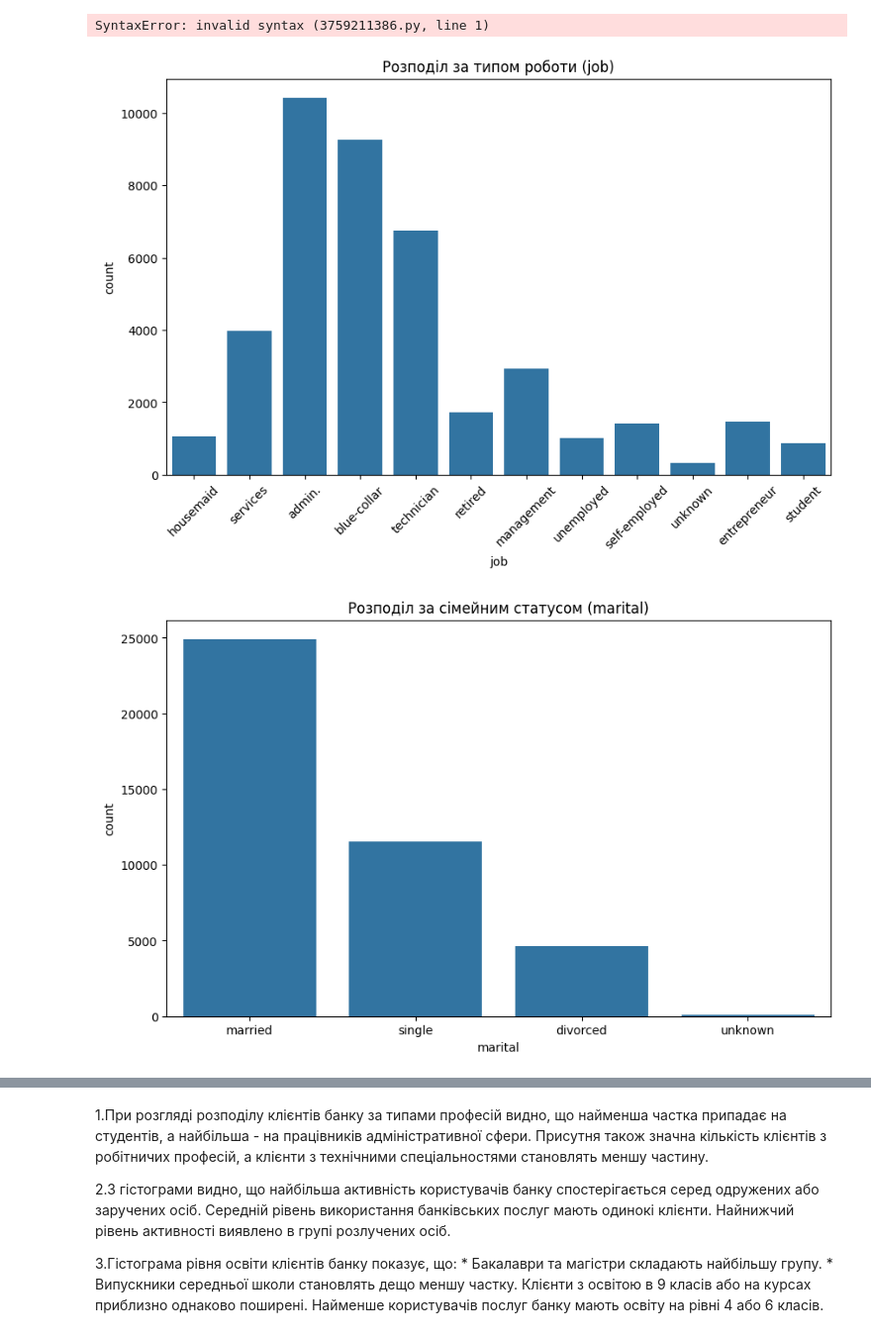
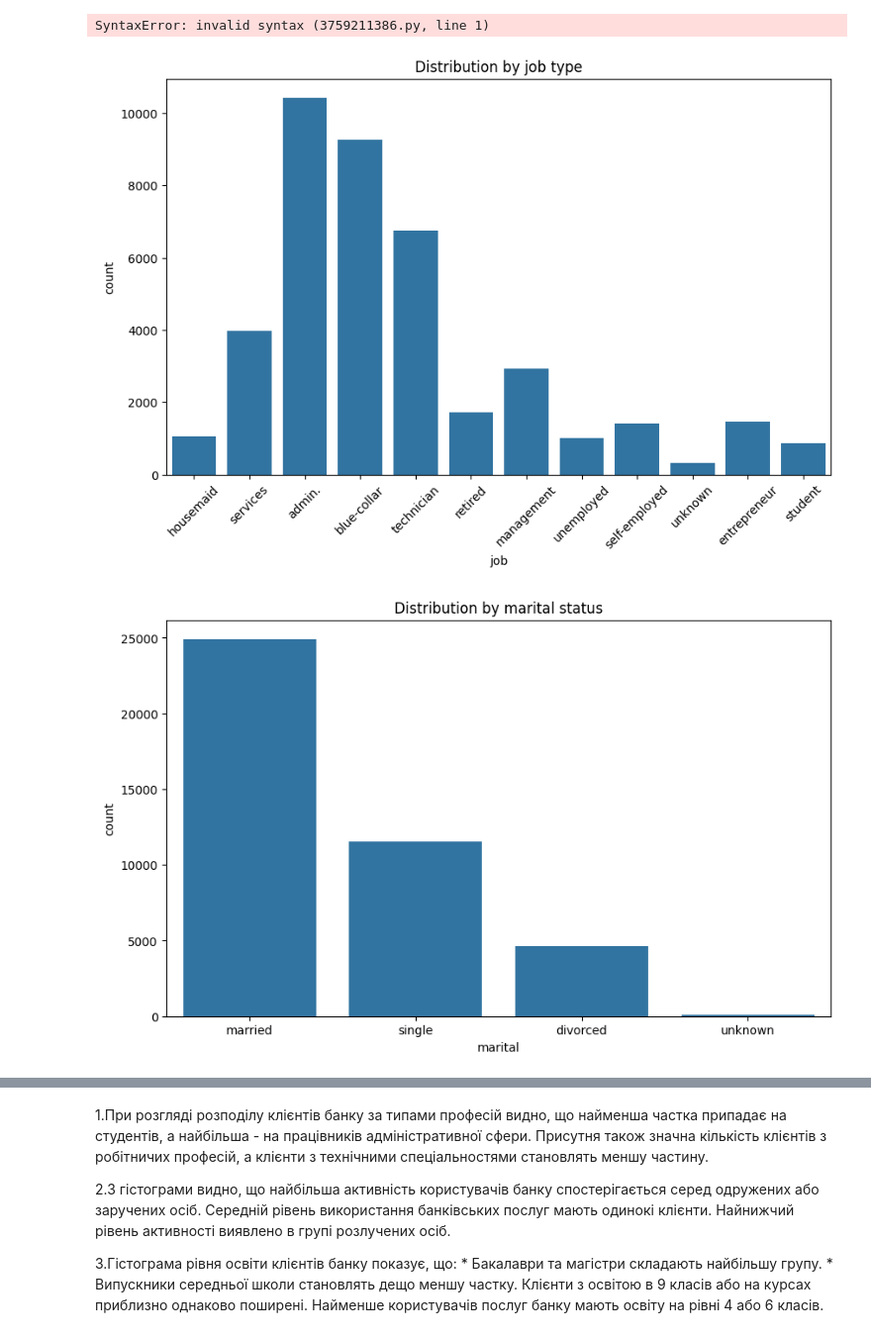
Before and after one commit to darkvasia/pyton.OSHI.2024, a Jupyter notebook: task5_Classification_vasia.fatych.ipynb, the cells around one changed output, grey strips where cells are left out. Shown: that part at 99% size. Drawn from its saved outputs; the diff is of its cells as text; code cells hidden in the pictures.

```diff
--- a/task5_Classification_vasia.fatych.ipynb
+++ b/task5_Classification_vasia.fatych.ipynb
@@ -198,22 +197,20 @@ SyntaxError: invalid syntax (3759211386.py, line 1)
 # %%
 plt.figure(figsize=(10, 6))
 sns.countplot(x='job', data=df)
-plt.title('Розподіл за типом роботи (job)')
+plt.title('Distribution by job type')
 plt.xticks(rotation=45)
 plt.show()
 
-
 plt.figure(figsize=(10, 6))
 sns.countplot(x='marital', data=df)
-plt.title('Розподіл за сімейним статусом (marital)')
+plt.title('Distribution by marital status')
 plt.show()
-
 
 plt.figure(figsize=(10, 6))
 sns.countplot(x='education', data=df)
-plt.title('Розподіл за рівнем освіти (education)')
+plt.title('Distribution by education level')
 plt.xticks(rotation=45)
 plt.show()
 # %% [output]
-[figure, old version]
+[figure, new version]
-[figure, old version]
+[figure, new version]
```
Also changed, not shown: parts of 12 cells of this notebook.
